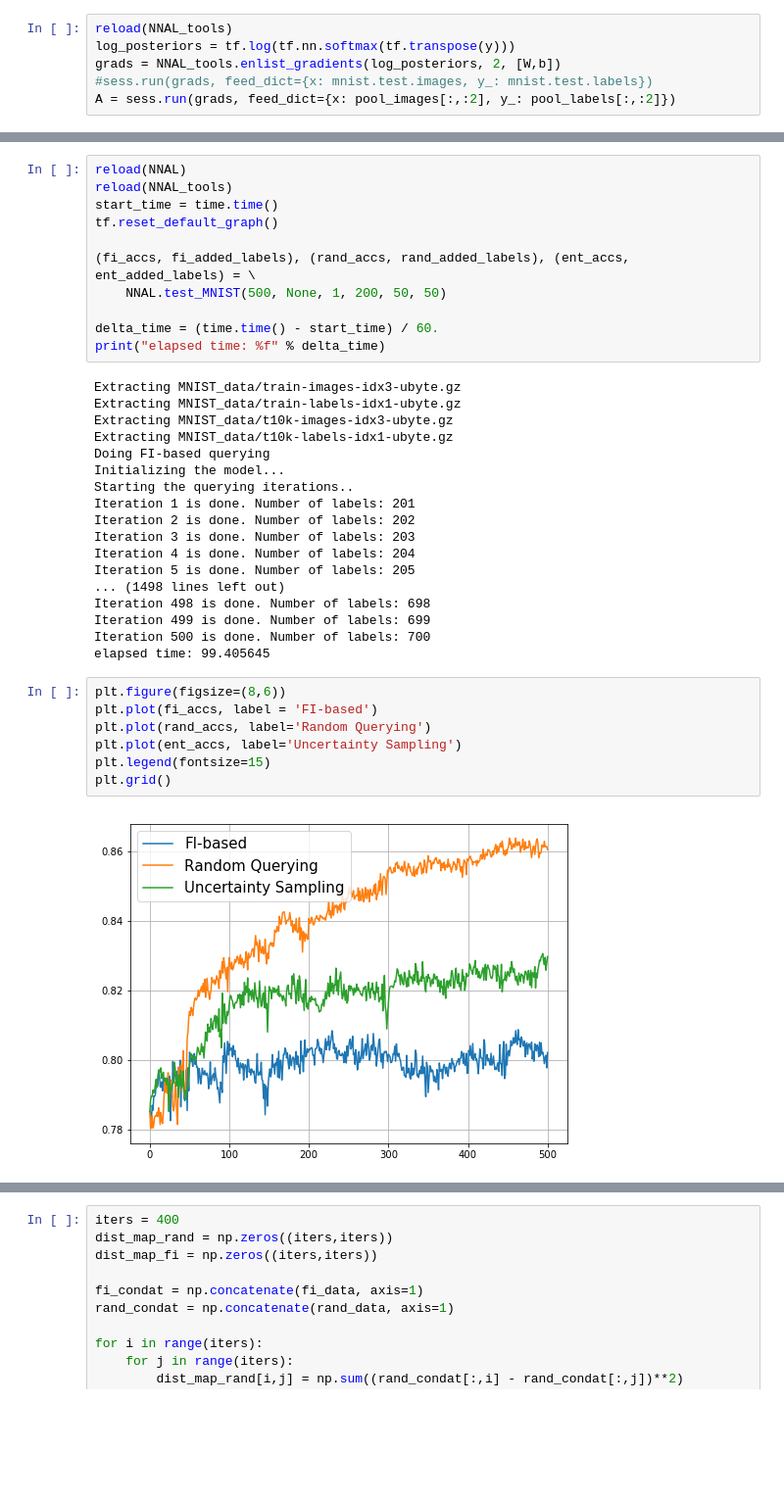
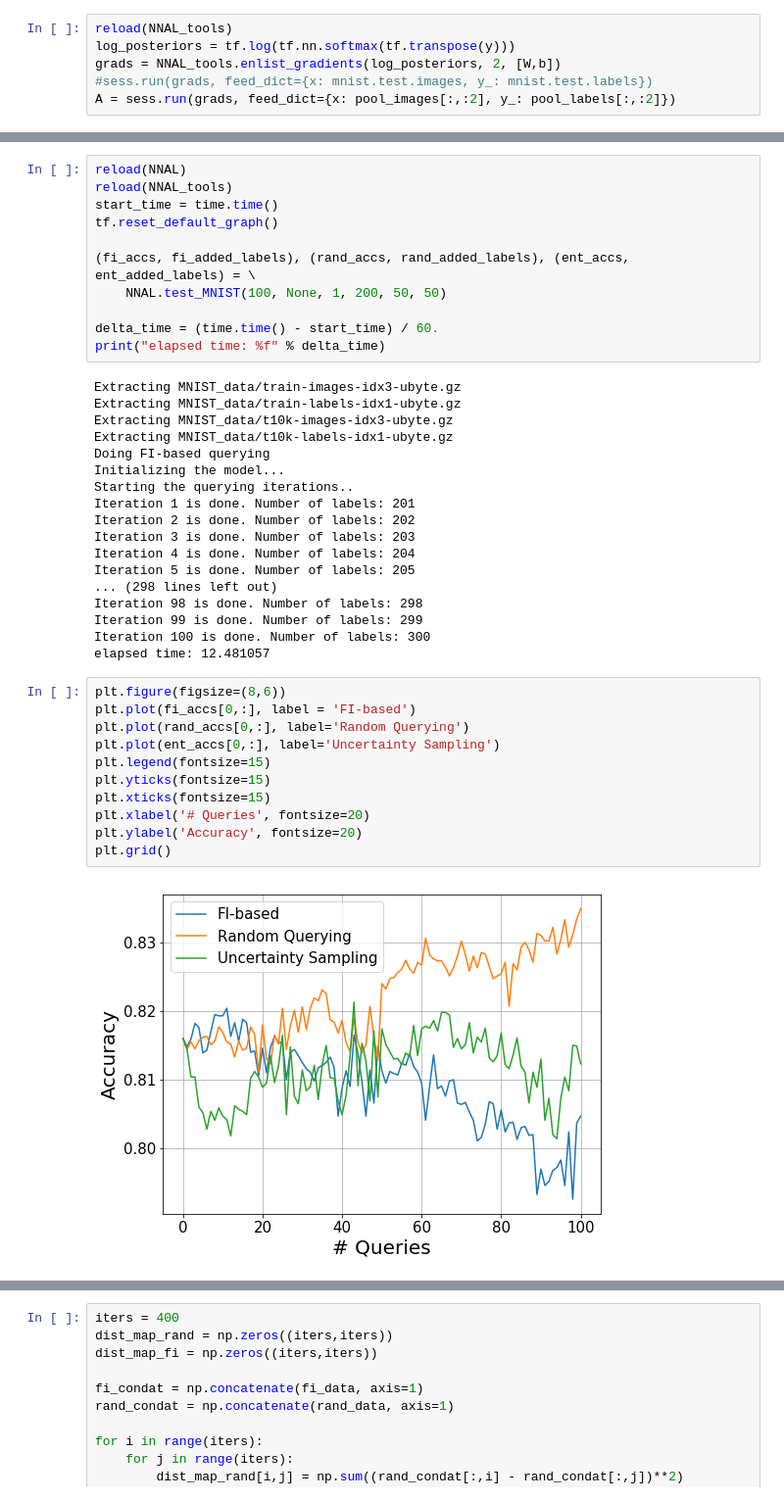
Before and after one commit to jsourati/nn-active-learning, a Jupyter notebook: GeneralNotes.ipynb, the cells around one changed output, grey strips where cells are left out. Shown at 98% size. Cells and saved outputs as stored; diff of their text form; blank space fills up the shorter version.

```diff
--- a/GeneralNotes.ipynb
+++ b/GeneralNotes.ipynb
@@ -248,7 +208,7 @@ start_time = time.time()
 tf.reset_default_graph()
 
 (fi_accs, fi_added_labels), (rand_accs, rand_added_labels), (ent_accs, ent_added_labels) = \
-    NNAL.test_MNIST(500, None, 1, 200, 50, 50)
+    NNAL.test_MNIST(100, None, 1, 200, 50, 50)
 
 delta_time = (time.time() - start_time) / 60.
 print("elapsed time: %f" % delta_time)
@@ -265,17 +225,21 @@ Iteration 2 is done. Number of labels: 202
 Iteration 3 is done. Number of labels: 203
 Iteration 4 is done. Number of labels: 204
 Iteration 5 is done. Number of labels: 205
-... (1498 lines left out)
-Iteration 498 is done. Number of labels: 698
-Iteration 499 is done. Number of labels: 699
-Iteration 500 is done. Number of labels: 700
-elapsed time: 99.405645
+... (298 lines left out)
+Iteration 98 is done. Number of labels: 298
+Iteration 99 is done. Number of labels: 299
+Iteration 100 is done. Number of labels: 300
+elapsed time: 12.481057
 # %%
 plt.figure(figsize=(8,6))
-plt.plot(fi_accs, label = 'FI-based')
-plt.plot(rand_accs, label='Random Querying')
-plt.plot(ent_accs, label='Uncertainty Sampling')
+plt.plot(fi_accs[0,:], label = 'FI-based')
+plt.plot(rand_accs[0,:], label='Random Querying')
+plt.plot(ent_accs[0,:], label='Uncertainty Sampling')
 plt.legend(fontsize=15)
+plt.yticks(fontsize=15)
+plt.xticks(fontsize=15)
+plt.xlabel('# Queries', fontsize=20)
+plt.ylabel('Accuracy', fontsize=20)
 plt.grid()
 # %% [output]
-[figure, old version]
+[figure, new version]
```
Also changed, not shown: parts of 34 cells of this notebook.
